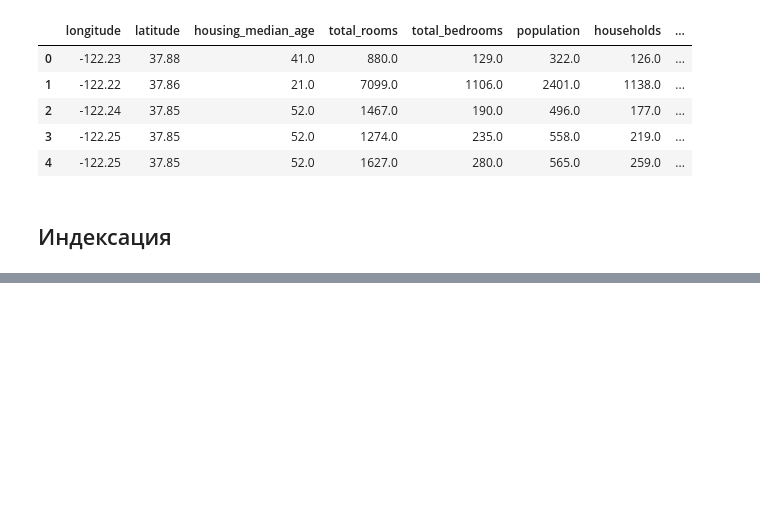
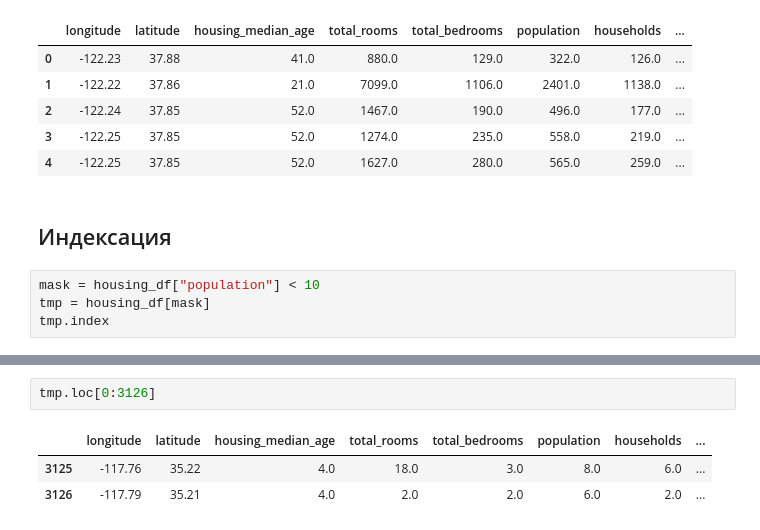
Before and after one commit to bryzgin/pandas_practice, a Jupyter notebook: pandas_practice.ipynb, the cells around one changed output, grey strips where cells are left out. Cells and saved outputs as stored; diff of their text form; blank space fills up the shorter version.

Commit message:
add indexation chapter

```diff
--- a/pandas_practice.ipynb
+++ b/pandas_practice.ipynb
@@ -136,3 +136,7 @@ housing_df[~mask].head() # при использовании ~, строгие
 | 4 | -122.25 | 37.85 | 52.0 | 1627.0 | 280.0 | 565.0 | 259.0 | ... |
 # %% [markdown]
 ## Индексация
+# %%
+mask = housing_df["population"] < 10
+tmp = housing_df[mask]
+tmp.index
@@ -138,0 +177,6 @@ housing_df[~mask].head() # при использовании ~, строгие
+# %%
+tmp.loc[0:3126]
+# %% [output]
+|  | longitude | latitude | housing_median_age | total_rooms | total_bedrooms | population | households | ... |
+| 3125 | -117.76 | 35.22 | 4.0 | 18.0 | 3.0 | 8.0 | 6.0 | ... |
+| 3126 | -117.79 | 35.21 | 4.0 | 2.0 | 2.0 | 6.0 | 2.0 | ... |
```
Also changed, not shown: parts of 4 cells of this notebook.
